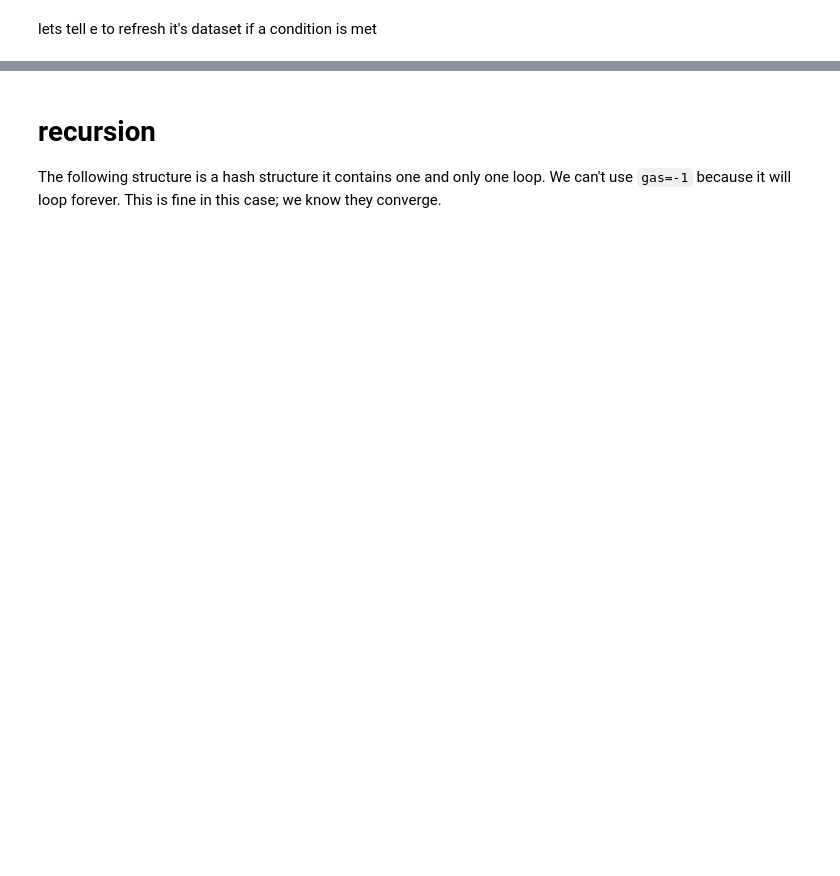
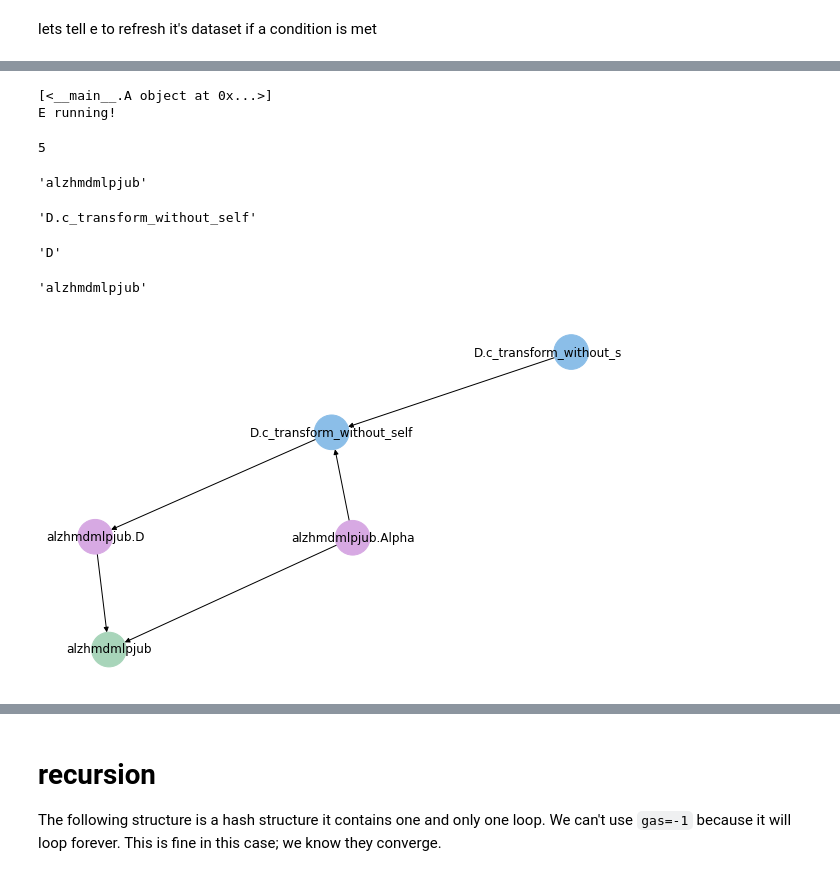
Before and after one commit to lastmeta/factum, a Jupyter notebook: notebooks/dev.ipynb, the cells around one changed output, grey strips where cells are left out. Saved outputs shown, nothing was run; the diff lists cells and outputs as text; code cells hidden in the pictures; blank space fills up the shorter version.

Commit message:
inputs can be args or kwargs or args and kwargs

```diff
--- a/notebooks/dev.ipynb
+++ b/notebooks/dev.ipynb
@@ -743,6 +208,6 @@ d.run(-1)
 # %% [markdown]
 lets make one more
 # %%
-def transform(**kw):
+def transform(alpha_node, delta_node):
     print('E running!')
-    return kw['A'] + kw['D']
+    return alpha_node + delta_node
@@ -749,5 +216,5 @@ def transform(**kw):
 # %%
 e = Fact(
-    inputs={'A': a, 'D': d},
+    inputs=([a], {'delta_node': d}),
     transform=transform,
     kind='Viz')
@@ -767,0 +253,22 @@ e.run(condition="self.kind == 'Viz'")
+# %%
+e.run(-1)
+# %% [output]
+[<__main__.A object at 0x...>]
+E running!
+5
+# %%
+a.caller
+# %% [output]
+'alzhmdmlpjub'
+# %%
+b.caller
+# %% [output]
+'D.c_transform_without_self'
+# %%
+c.caller
+# %% [output]
+'D'
+# %%
+d.caller
+# %% [output]
+'alzhmdmlpjub'
@@ -767,0 +277,4 @@ e.run(condition="self.kind == 'Viz'")
+# %%
+e.visualize(name_kind='tree_name')
+# %% [output]
+[figure, added]
```
Also changed, not shown: parts of 50 cells of this notebook, 2 other files.
